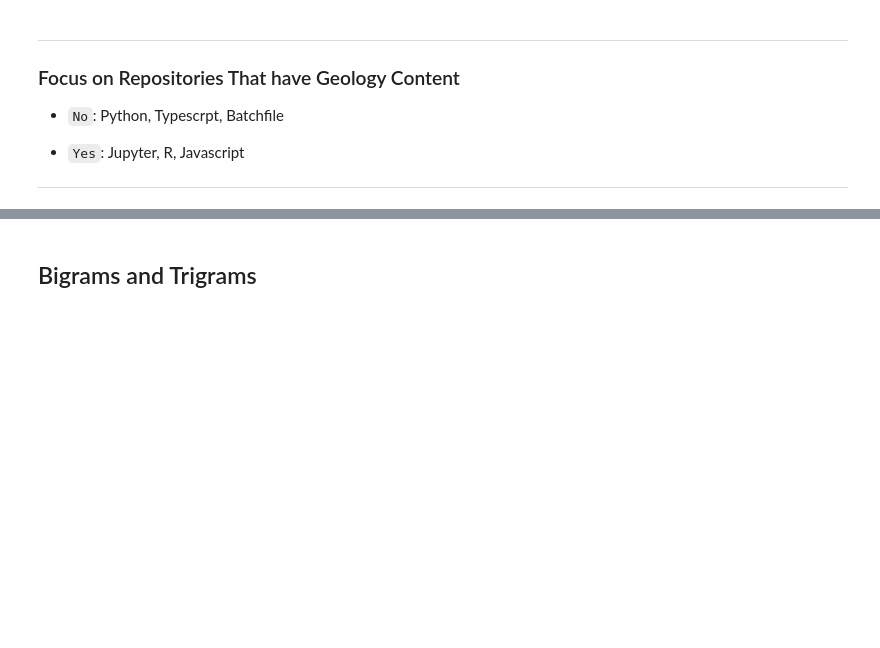
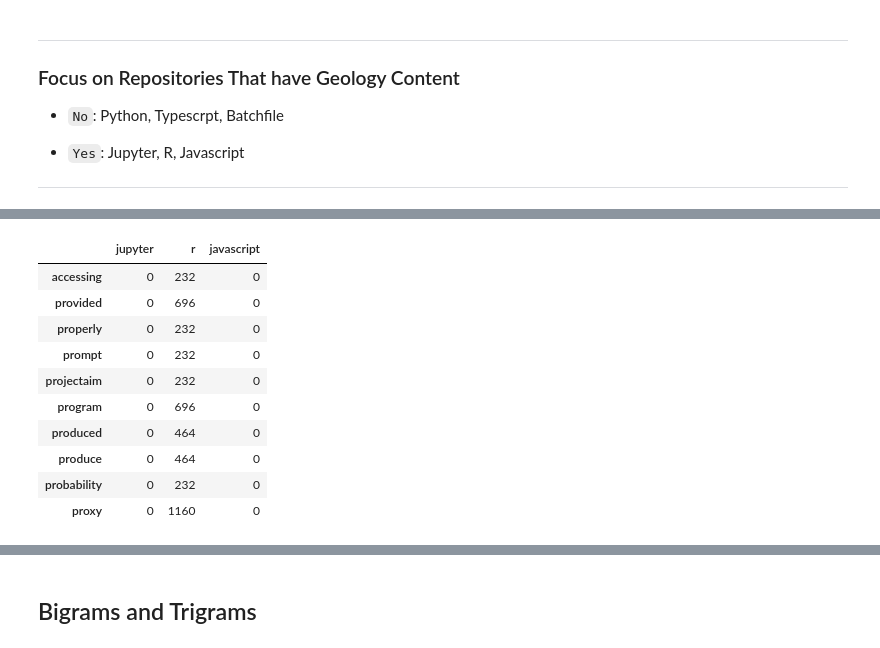
Before and after one commit to CSolitaire/side_projects, a Jupyter notebook: Web Scrapper Project.ipynb, the cells around one changed output, grey strips where cells are left out. Saved outputs shown, nothing was run; the diff lists cells and outputs as text; code cells hidden in the pictures; blank space fills up the shorter version.

```diff
--- a/Web Scrapper Project.ipynb
+++ b/Web Scrapper Project.ipynb
@@ -347,0 +355,15 @@ word_counts.head(20)
+# %%
+# These might be words to excude to make modeling easier
+word_counts[word_counts.javascript == word_counts.jupyter].sort_values(by='jupyter').head(10)
+# %% [output]
+|  | jupyter | r | javascript |
+| accessing | 0 | 232 | 0 |
+| provided | 0 | 696 | 0 |
+| properly | 0 | 232 | 0 |
+| prompt | 0 | 232 | 0 |
+| projectaim | 0 | 232 | 0 |
+| program | 0 | 696 | 0 |
+| produced | 0 | 464 | 0 |
+| produce | 0 | 464 | 0 |
+| probability | 0 | 232 | 0 |
+| proxy | 0 | 1160 | 0 |
```
Also changed, not shown: parts of 24 cells of this notebook, 2 other files.
